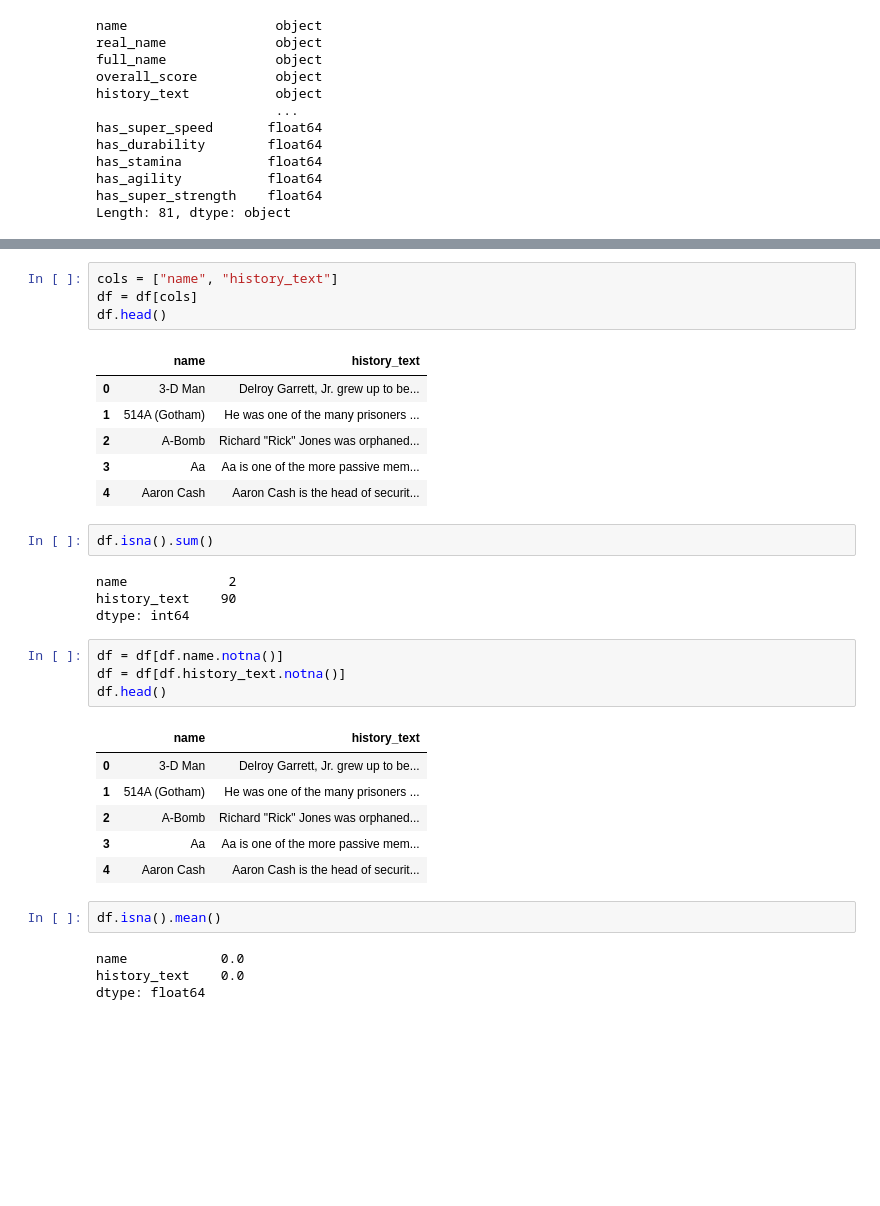
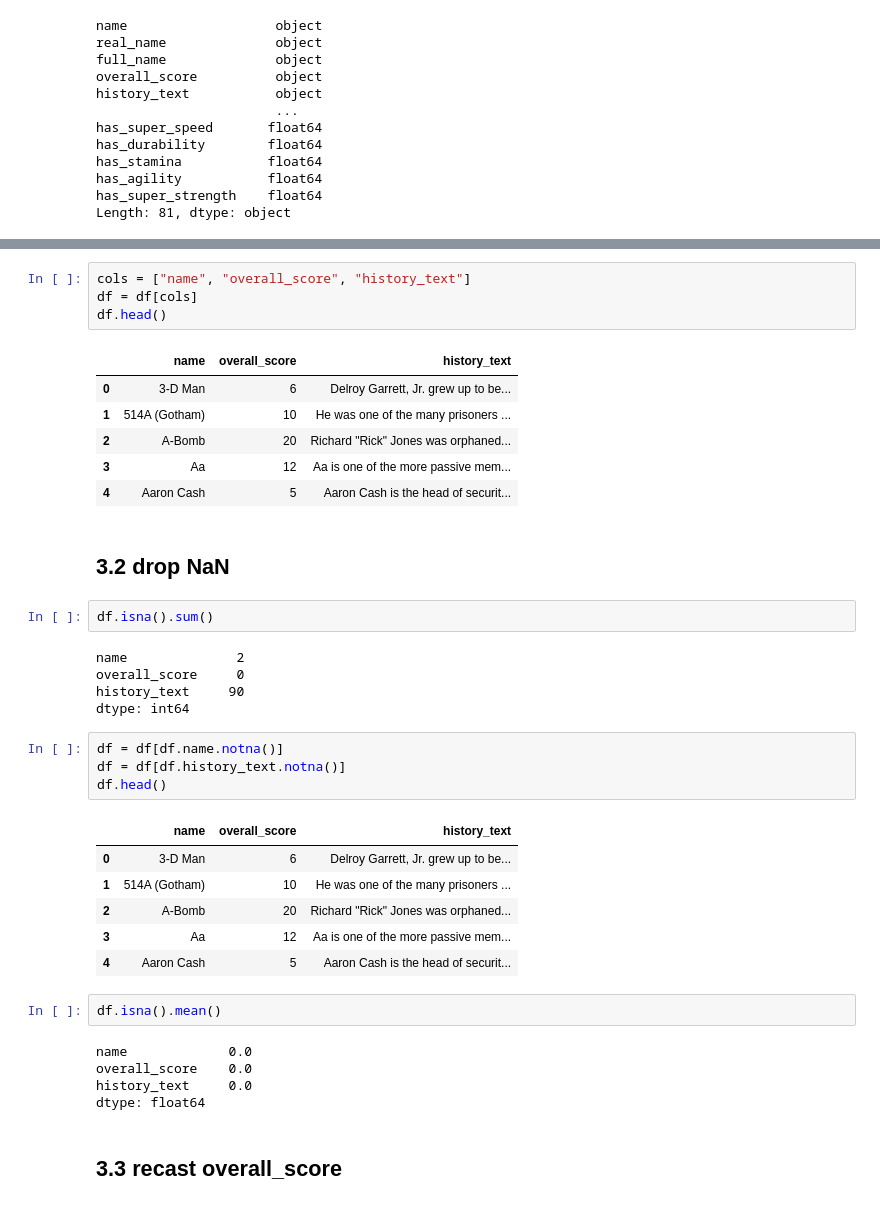
Before and after one commit to AlexandreGazagnes/ocr-donnees-textuelles, a Jupyter notebook: 00 text analysyis.ipynb, the cells around one changed output, grey strips where cells are left out. Cells and saved outputs as stored; diff of their text form; blank space fills up the shorter version.

```diff
--- a/00 text analysyis.ipynb
+++ b/00 text analysyis.ipynb
@@ -271,36 +271,42 @@ skin_color          object
 img                 object
 dtype: object
 # %%
-cols = ["name", "history_text"]
+cols = ["name", "overall_score", "history_text"]
 df = df[cols]
 df.head()
 # %% [output]
-|  | name | history_text |
-| 0 | 3-D Man | Delroy Garrett, Jr. grew up to be... |
-| 1 | 514A (Gotham) | He was one of the many prisoners ... |
-| 2 | A-Bomb | Richard "Rick" Jones was orphaned... |
-| 3 | Aa | Aa is one of the more passive mem... |
-| 4 | Aaron Cash | Aaron Cash is the head of securit... |
+|  | name | overall_score | history_text |
+| 0 | 3-D Man | 6 | Delroy Garrett, Jr. grew up to be... |
+| 1 | 514A (Gotham) | 10 | He was one of the many prisoners ... |
+| 2 | A-Bomb | 20 | Richard "Rick" Jones was orphaned... |
+| 3 | Aa | 12 | Aa is one of the more passive mem... |
+| 4 | Aaron Cash | 5 | Aaron Cash is the head of securit... |
+# %% [markdown]
+## 3.2 drop NaN
 # %%
 df.isna().sum()
 # %% [output]
-name             2
-history_text    90
+name              2
+overall_score     0
+history_text     90
 dtype: int64
 # %%
 df = df[df.name.notna()]
 df = df[df.history_text.notna()]
 df.head()
 # %% [output]
-|  | name | history_text |
-| 0 | 3-D Man | Delroy Garrett, Jr. grew up to be... |
-| 1 | 514A (Gotham) | He was one of the many prisoners ... |
-| 2 | A-Bomb | Richard "Rick" Jones was orphaned... |
-| 3 | Aa | Aa is one of the more passive mem... |
-| 4 | Aaron Cash | Aaron Cash is the head of securit... |
+|  | name | overall_score | history_text |
+| 0 | 3-D Man | 6 | Delroy Garrett, Jr. grew up to be... |
+| 1 | 514A (Gotham) | 10 | He was one of the many prisoners ... |
+| 2 | A-Bomb | 20 | Richard "Rick" Jones was orphaned... |
+| 3 | Aa | 12 | Aa is one of the more passive mem... |
+| 4 | Aaron Cash | 5 | Aaron Cash is the head of securit... |
 # %%
 df.isna().mean()
 # %% [output]
-name            0.0
-history_text    0.0
+name             0.0
+overall_score    0.0
+history_text     0.0
 dtype: float64
+# %% [markdown]
+## 3.3 recast overall_score
```
Also changed, not shown: parts of 120 cells of this notebook, 4 other files.
